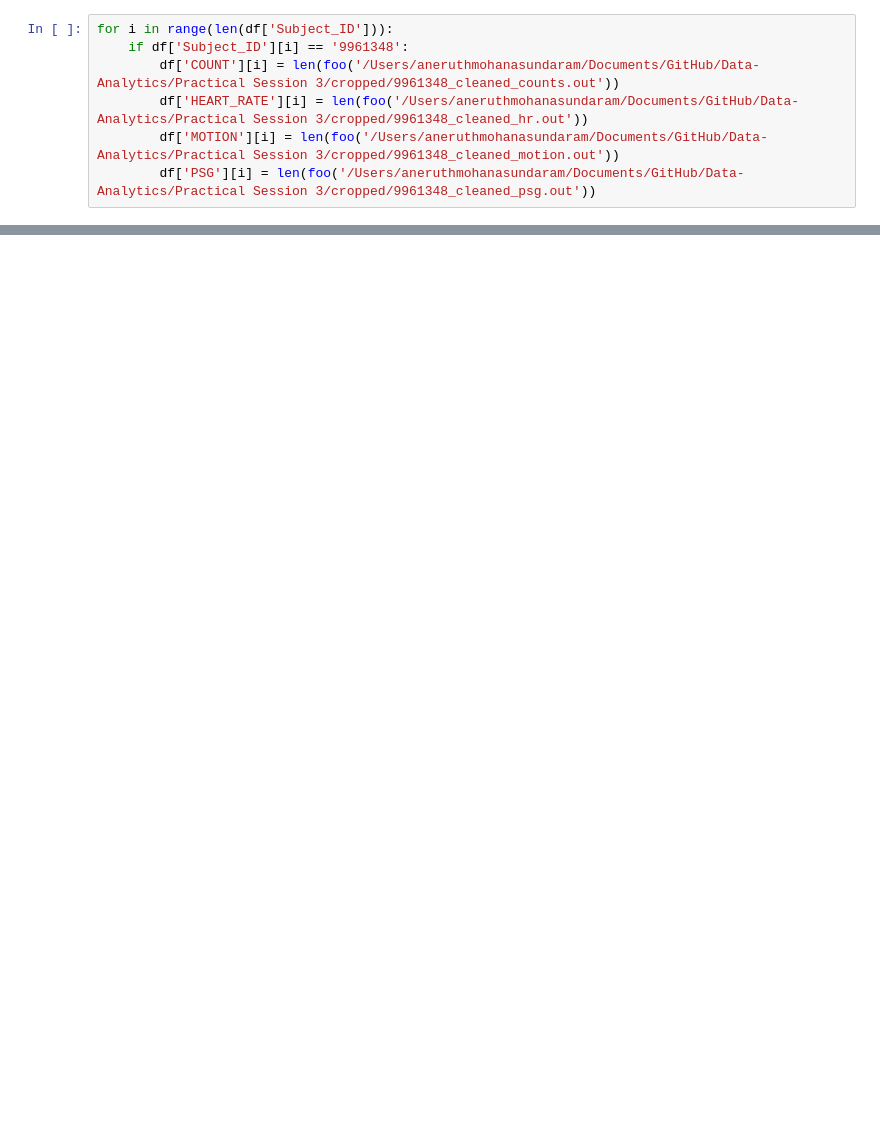
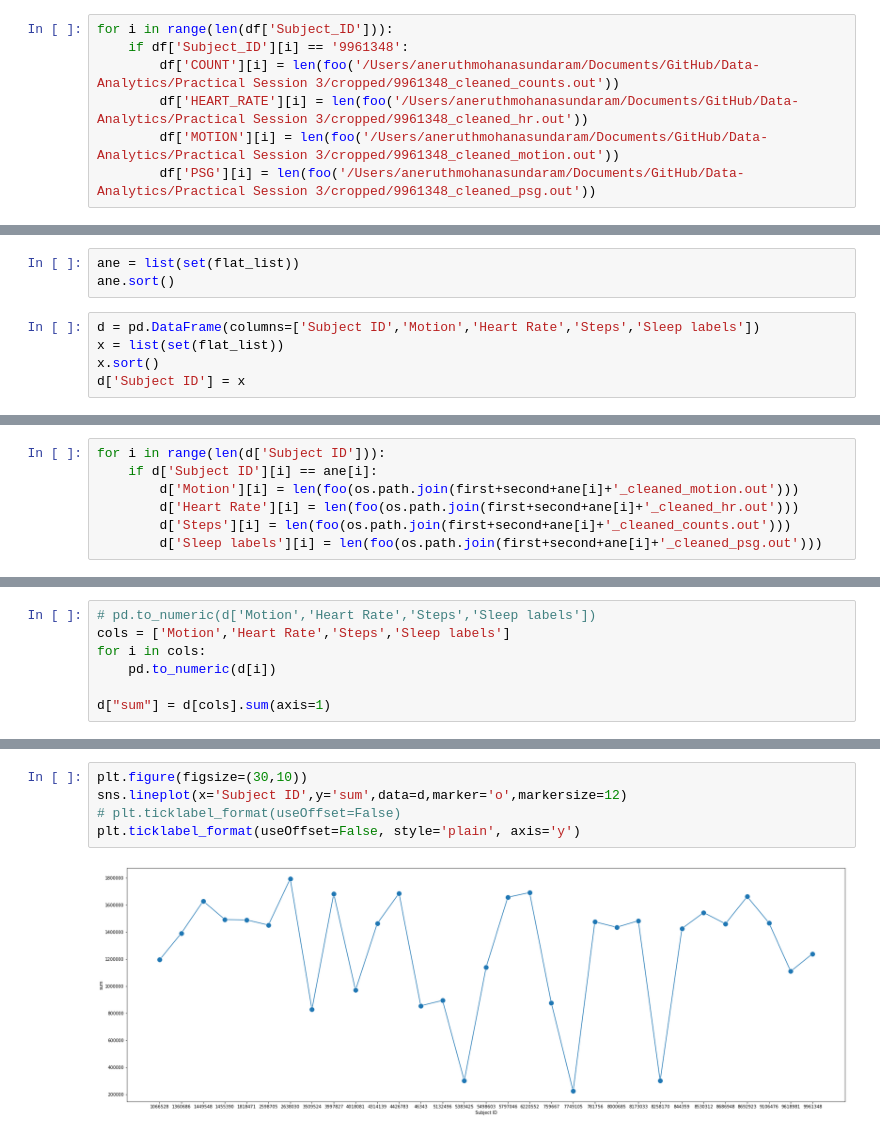
Before and after one commit to Aneruth/Data-Analytics, a Jupyter notebook: Practical Session 3/test.ipynb, the cells around one changed output, grey strips where cells are left out. Cells and saved outputs as stored; diff of their text form; blank space fills up the shorter version.

```diff
--- a/Practical Session 3/test.ipynb
+++ b/Practical Session 3/test.ipynb
@@ -74,0 +30,8 @@ TypeError: 'numpy.ndarray' object is not callable
+# %%
+ane = list(set(flat_list))
+ane.sort()
+# %%
+d = pd.DataFrame(columns=['Subject ID','Motion','Heart Rate','Steps','Sleep labels'])
+x = list(set(flat_list))
+x.sort()
+d['Subject ID'] = x
@@ -74,0 +50,7 @@ TypeError: 'numpy.ndarray' object is not callable
+# %%
+for i in range(len(d['Subject ID'])):
+    if d['Subject ID'][i] == ane[i]:
+        d['Motion'][i] = len(foo(os.path.join(first+second+ane[i]+'_cleaned_motion.out')))
+        d['Heart Rate'][i] = len(foo(os.path.join(first+second+ane[i]+'_cleaned_hr.out')))
+        d['Steps'][i] = len(foo(os.path.join(first+second+ane[i]+'_cleaned_counts.out')))
+        d['Sleep labels'][i] = len(foo(os.path.join(first+second+ane[i]+'_cleaned_psg.out')))
@@ -74,0 +77,7 @@ TypeError: 'numpy.ndarray' object is not callable
+# %%
+# pd.to_numeric(d['Motion','Heart Rate','Steps','Sleep labels'])
+cols = ['Motion','Heart Rate','Steps','Sleep labels']
+for i in cols:
+    pd.to_numeric(d[i])
+
+d["sum"] = d[cols].sum(axis=1)
@@ -74,0 +104,7 @@ TypeError: 'numpy.ndarray' object is not callable
+# %%
+plt.figure(figsize=(30,10))
+sns.lineplot(x='Subject ID',y='sum',data=d,marker='o',markersize=12)
+# plt.ticklabel_format(useOffset=False)
+plt.ticklabel_format(useOffset=False, style='plain', axis='y')
+# %% [output]
+[figure, added]
```
Also changed, not shown: parts of 10 cells of this notebook.
